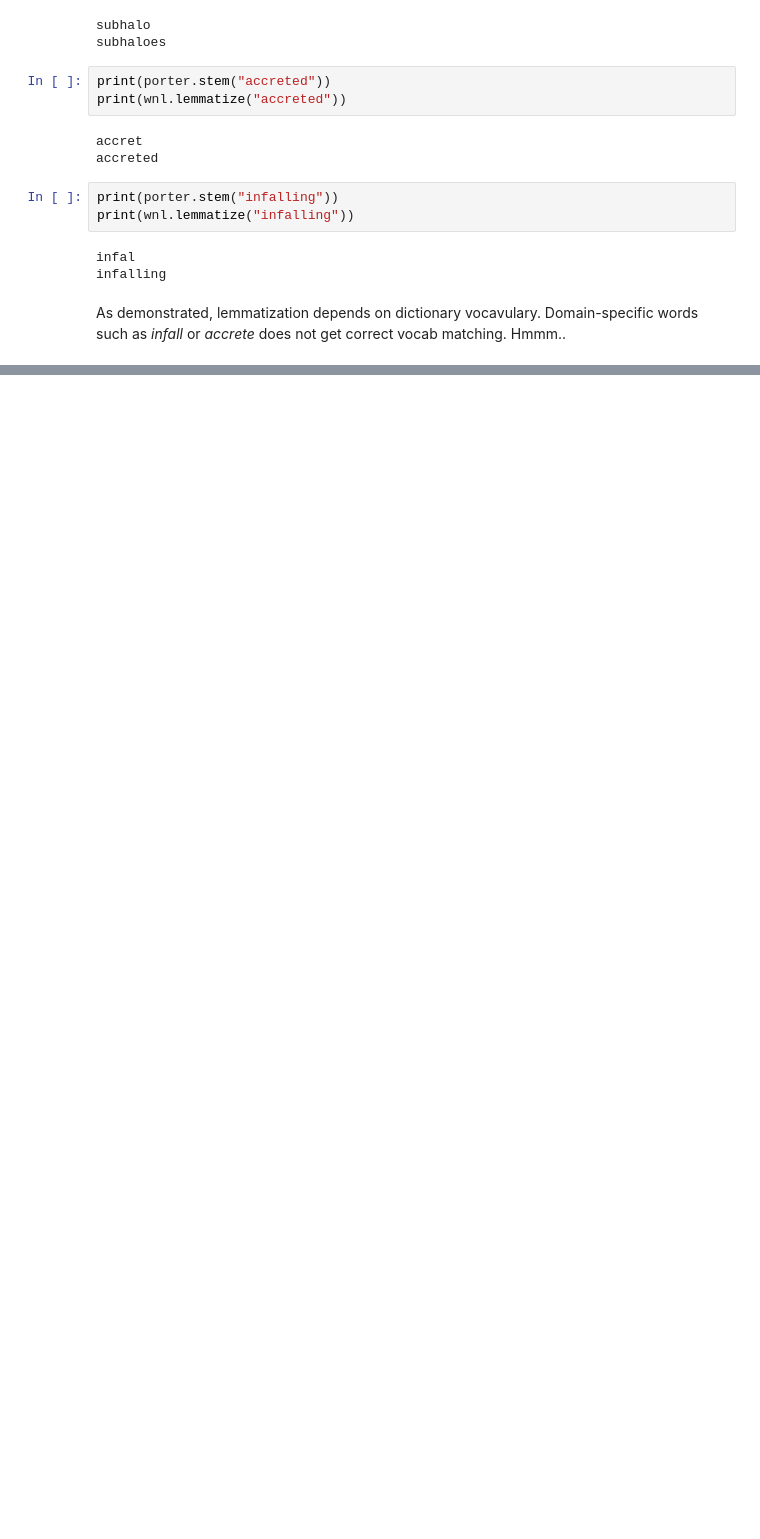
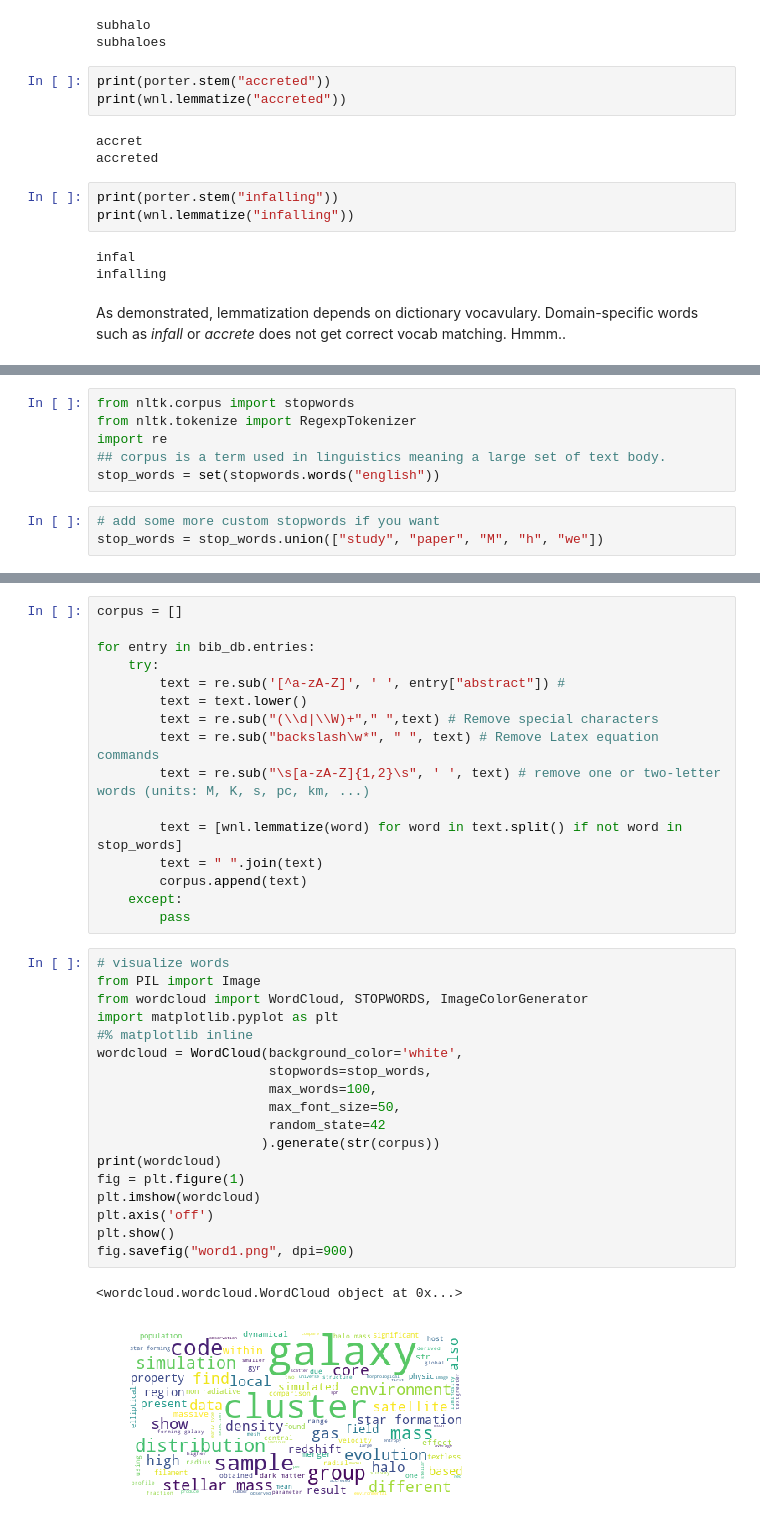
Before and after one commit to Hoseung/MyLibrary, a Jupyter notebook: text_mining_abstract.ipynb, the cells around one changed output, grey strips where cells are left out. Saved outputs shown, nothing was run; the diff lists cells and outputs as text; blank space fills up the shorter version.

Commit message:
text_mining 2

```diff
--- a/text_mining_abstract.ipynb
+++ b/text_mining_abstract.ipynb
@@ -143,0 +149,9 @@ As demonstrated, lemmatization depends on dictionary vocavulary. Domain-specific
+# %%
+from nltk.corpus import stopwords
+from nltk.tokenize import RegexpTokenizer
+import re
+## corpus is a term used in linguistics meaning a large set of text body.
+stop_words = set(stopwords.words("english"))
+# %%
+# add some more custom stopwords if you want
+stop_words = stop_words.union(["study", "paper", "M", "h", "we"])
@@ -143,0 +162,37 @@ As demonstrated, lemmatization depends on dictionary vocavulary. Domain-specific
+# %%
+corpus = []
+
+for entry in bib_db.entries:
+    try:
+        text = re.sub('[^a-zA-Z]', ' ', entry["abstract"]) #
+        text = text.lower()
+        text = re.sub("(\\d|\\W)+"," ",text) # Remove special characters
+        text = re.sub("backslash\w*", " ", text) # Remove Latex equation commands
+        text = re.sub("\s[a-zA-Z]{1,2}\s", ' ', text) # remove one or two-letter words (units: M, K, s, pc, km, ...)
+
+        text = [wnl.lemmatize(word) for word in text.split() if not word in stop_words]
+        text = " ".join(text)
+        corpus.append(text)
+    except:
+        pass
+# %%
+# visualize words
+from PIL import Image
+from wordcloud import WordCloud, STOPWORDS, ImageColorGenerator
+import matplotlib.pyplot as plt
+#% matplotlib inline
+wordcloud = WordCloud(background_color='white',
+                      stopwords=stop_words,
+                      max_words=100,
+                      max_font_size=50,
+                      random_state=42
+                     ).generate(str(corpus))
+print(wordcloud)
+fig = plt.figure(1)
+plt.imshow(wordcloud)
+plt.axis('off')
+plt.show()
+fig.savefig("word1.png", dpi=900)
+# %% [output]
+<wordcloud.wordcloud.WordCloud object at 0x...>
+[figure, added]
```
Also changed, not shown: parts of 11 cells of this notebook.
